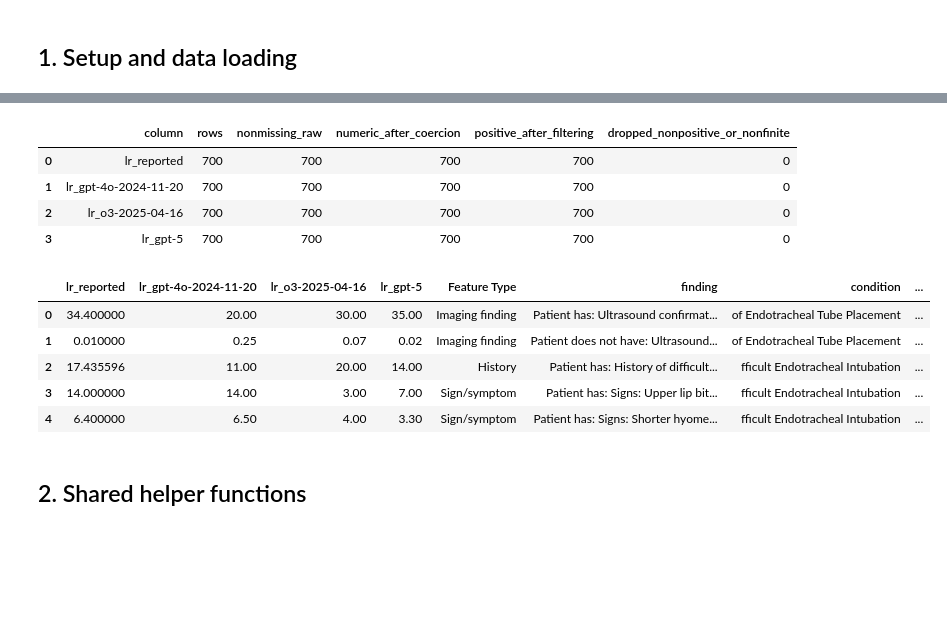
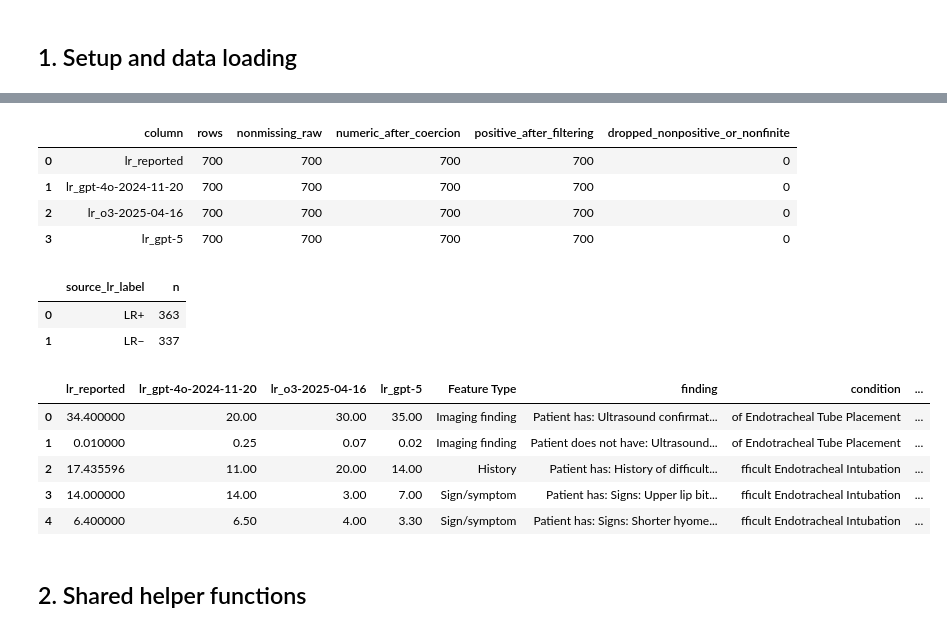
Before and after one commit to reblocke/llm_estimate_lrs, a Jupyter notebook: reviewer1_followup_analyses.ipynb, the cells around one changed output, grey strips where cells are left out. Drawn from its saved outputs; the diff is of its cells as text; code cells hidden in the pictures; blank space fills up the shorter version.

```diff
--- a/reviewer1_followup_analyses.ipynb
+++ b/reviewer1_followup_analyses.ipynb
@@ -14,6 +14,8 @@ import warnings
 import matplotlib as mpl
 import matplotlib.pyplot as plt
 from matplotlib.lines import Line2D
+from matplotlib.ticker import FuncFormatter
+from matplotlib.transforms import blended_transform_factory
 import numpy as np
 import pandas as pd
 from scipy import stats
@@ -142,6 +144,32 @@ DIRECTION_COLUMN = find_optional_column(
     exclude=tuple(REQUIRED_COLUMNS) + (FINDING_COLUMN, CONDITION_COLUMN),
 )
 
+if FINDING_COLUMN is None:
+    available = ", ".join(map(str, AVAILABLE_COLUMNS))
+    raise KeyError(
+        "The workbook is missing the finding column required to reconstruct true LR+ and LR− labels. "
+        f"Available columns are: {available}"
+    )
+
+SCRAPE_PREFIX_FIXES = {
+    "Patient  has:": "Patient has:",
+    "Patient does has:": "Patient does not have:",
+}
+SOURCE_LABEL_ORDER = ["LR+", "LR−"]
+
+
+def normalize_scrape_prefixes(series: pd.Series) -> pd.Series:
+    normalized = (
+        series.fillna("")
+        .astype(str)
+        .str.replace(r"\s+", " ", regex=True)
+        .str.strip()
+    )
+    for old, new in SCRAPE_PREFIX_FIXES.items():
+        normalized = normalized.str.replace(old, new, regex=False)
+    return normalized
+
+
 df = pd.read_excel(WORKBOOK_PATH, sheet_name=SHEET_NAME)
 
 LR_COLUMNS = [
@@ -176,6 +204,37 @@ for col in LR_COLUMNS:
     )
     df[col] = positive
     df[f"ln_{col}"] = np.log(df[col])
+
+df[FINDING_COLUMN] = df[FINDING_COLUMN].fillna("").astype(str)
+df["finding_source_normalized"] = normalize_scrape_prefixes(df[FINDING_COLUMN])
+df["source_lr_label"] = np.select(
+    [
+        df["finding_source_normalized"].str.startswith("Patient has:"),
+        df["finding_source_normalized"].str.startswith("Patient does not have:"),
+    ],
+    SOURCE_LABEL_ORDER,
+    default="",
+)
+
+unclassified_source_mask = df["source_lr_label"].eq("")
+if unclassified_source_mask.any():
+    unclassified_columns = [
+        col for col in [FINDING_COLUMN, CONDITION_COLUMN, "lr_reported"] if col is not None
+    ]
+    unclassified_path = FOLLOWUP_DIR / "QC - unclassified source lr labels.csv"
+    df.loc[unclassified_source_mask, unclassified_columns].to_csv(unclassified_path, index=False)
+    raise ValueError(
+        "Could not classify all rows into true LR+ or LR− labels from the scrape prefixes. "
+        f"Problem rows were written to {unclassified_path}."
+    )
+
+source_label_counts = (
+    df["source_lr_label"]
+    .value_counts()
+    .reindex(SOURCE_LABEL_ORDER, fill_value=0)
+    .rename_axis("source_lr_label")
+    .reset_index(name="n")
+)
 
 df["Feature Type"] = (
     df["Feature Type"]
@@ -227,11 +286,17 @@ print(f"Workbook: {WORKBOOK_PATH.name}")
 print(f"Sheet: {SHEET_NAME}")
 print(f"Output directory: {FOLLOWUP_DIR}")
 print(f"Optional contextual columns found: {OPTIONAL_COLUMNS if OPTIONAL_COLUMNS else 'none'}")
+print(
+    "Reconstructed source LR labels from scrape prefixes after normalizing two known prefix artifacts: "
+    "`Patient  has:` and `Patient does has:`."
+)
 
 coercion_summary = pd.DataFrame(coercion_rows)
 display(coercion_summary)
+display(source_label_counts)
 
 preview_columns = REQUIRED_COLUMNS + [col for col in OPTIONAL_COLUMNS.values() if col not in REQUIRED_COLUMNS]
+preview_columns += ["source_lr_label"]
 preview_columns += [f"ln_{col}" for col in LR_COLUMNS]
 preview_columns = [col for col in preview_columns if col in df.columns]
 display(df[preview_columns].head())
@@ -245,14 +311,17 @@ Optional contextual columns found: {'finding': 'finding', 'condition': 'conditio
 |  | column | rows | nonmissing_raw | numeric_after_coercion | positive_after_filtering | dropped_nonpositive_or_nonfinite |
 | 0 | lr_reported | 700 | 700 | 700 | 700 | 0 |
 | 1 | lr_gpt-4o-2024-11-20 | 700 | 700 | 700 | 700 | 0 |
 | 2 | lr_o3-2025-04-16 | 700 | 700 | 700 | 700 | 0 |
 | 3 | lr_gpt-5 | 700 | 700 | 700 | 700 | 0 |
-|  | lr_reported | lr_gpt-4o-2024-11-20 | lr_o3-2025-04-16 | lr_gpt-5 | Feature Type | finding | condition | ... |
-| 0 | 34.400000 | 20.00 | 30.00 | 35.00 | Imaging finding | Patient has: Ultrasound confirmat... | of Endotracheal Tube Placement | ... |
-| 1 | 0.010000 | 0.25 | 0.07 | 0.02 | Imaging finding | Patient does not have: Ultrasound... | of Endotracheal Tube Placement | ... |
-| 2 | 17.435596 | 11.00 | 20.00 | 14.00 | History | Patient has: History of difficult... | fficult Endotracheal Intubation | ... |
-| 3 | 14.000000 | 14.00 | 3.00 | 7.00 | Sign/symptom | Patient has: Signs: Upper lip bit... | fficult Endotracheal Intubation | ... |
-| 4 | 6.400000 | 6.50 | 4.00 | 3.30 | Sign/symptom | Patient has: Signs: Shorter hyome... | fficult Endotracheal Intubation | ... |
+|  | source_lr_label | n |
+| 0 | LR+ | 363 |
+| 1 | LR− | 337 |
+|  | lr_reported | lr_gpt-4o-2024-11-20 | lr_o3-2025-04-16 | lr_gpt-5 | Feature Type | finding | condition | ... |
+| 0 | 34.400000 | 20.00 | 30.00 | 35.00 | Imaging finding | Patient has: Ultrasound confirmat... | of Endotracheal Tube Placement | ... |
+| 1 | 0.010000 | 0.25 | 0.07 | 0.02 | Imaging finding | Patient does not have: Ultrasound... | of Endotracheal Tube Placement | ... |
+| 2 | 17.435596 | 11.00 | 20.00 | 14.00 | History | Patient has: History of difficult... | fficult Endotracheal Intubation | ... |
+| 3 | 14.000000 | 14.00 | 3.00 | 7.00 | Sign/symptom | Patient has: Signs: Upper lip bit... | fficult Endotracheal Intubation | ... |
+| 4 | 6.400000 | 6.50 | 4.00 | 3.30 | Sign/symptom | Patient has: Signs: Shorter hyome... | fficult Endotracheal Intubation | ... |
 # %% [markdown]
 ## 2. Shared helper functions
 # %%
```
Also changed, not shown: parts of 14 cells of this notebook, 1 other file.
